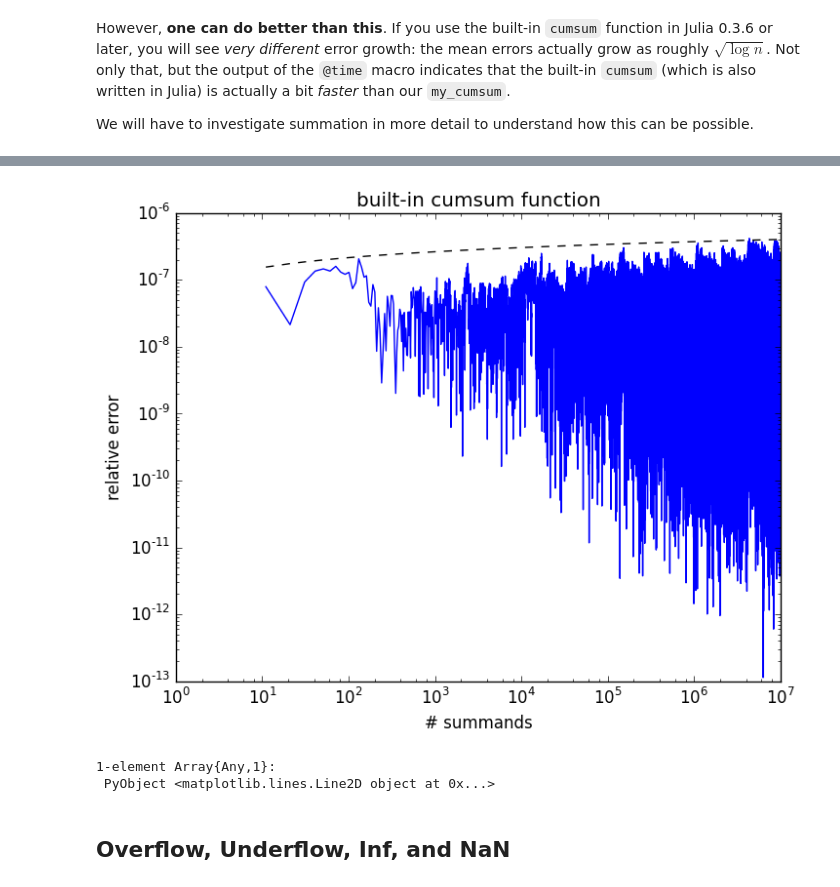
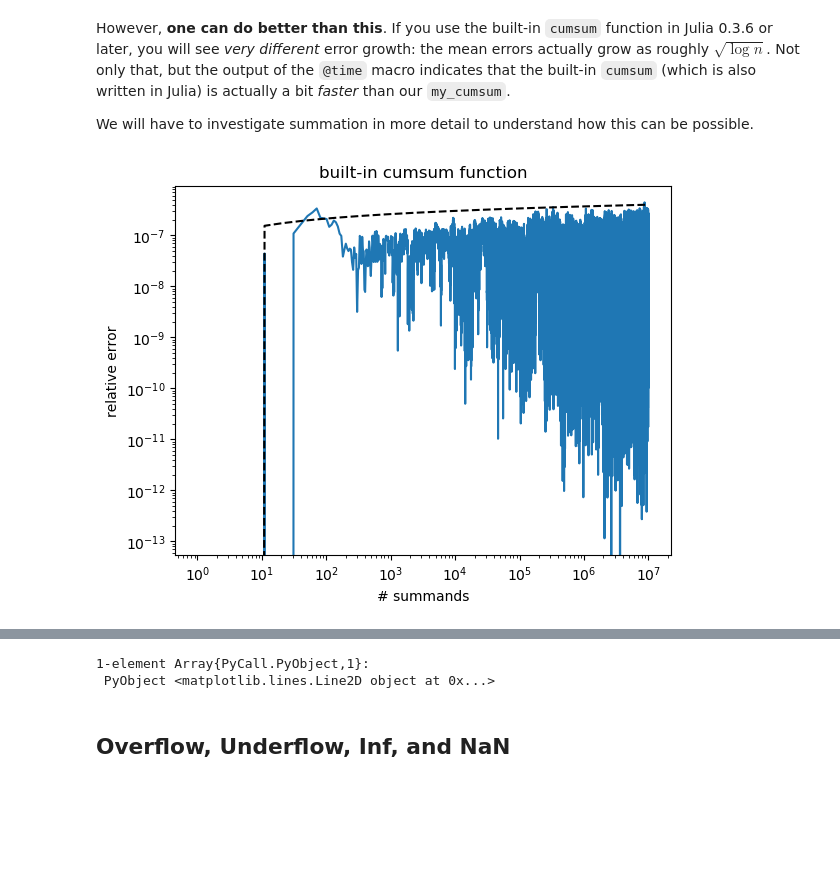
Before and after one commit to mitmath/18335, a Jupyter notebook: notes/Floating-Point-Intro.ipynb, the cells around one changed output, grey strips where cells are left out. Cells and saved outputs as stored; diff of their text form; code cells hidden in the pictures; blank space fills up the shorter version.

```diff
--- a/notes/Floating-Point-Intro.ipynb
+++ b/notes/Floating-Point-Intro.ipynb
@@ -109,10 +109,11 @@ We will have to investigate summation in more detail to understand how this can
 # %%
 VERSION < v"0.3.6" && warn("cumsum is less accurate for Julia < 0.3.6")
 @time y2 = cumsum(x)
-err2 = abs(y2 - yexact) ./ abs(yexact)
+err2 = abs.(y2 .- yexact) ./ abs.(yexact)
 loglog(n, err2[n])
 ylabel("relative error")
 xlabel("# summands")
 title("built-in cumsum function")
-loglog(n, sqrt(log(n)) * 1e-7, "k--")
+loglog(n, sqrt.(log.(n)) * 1e-7, "k--")
 # %% [output]
+[figure, new version]
@@ -120,5 +121,4 @@ elapsed time: 0.055933245 seconds (39 MB allocated, 13.42% gc time in 1 pauses w
-[figure, old version]
-1-element Array{Any,1}:
+1-element Array{PyCall.PyObject,1}:
  PyObject <matplotlib.lines.Line2D object at 0x...>
 # %% [markdown]
 ## Overflow, Underflow, Inf, and NaN
```
Also changed, not shown: parts of 14 cells of this notebook, 1 other file.
